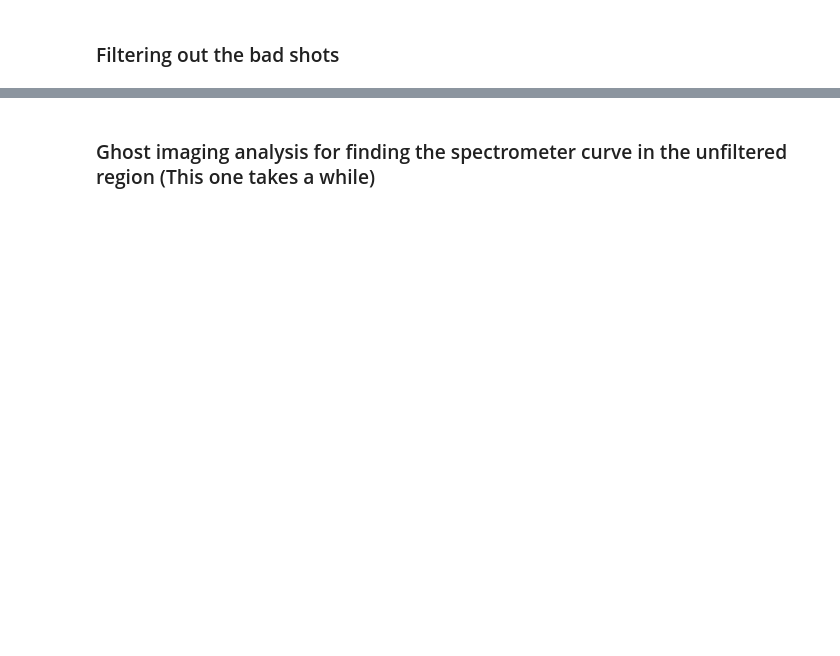
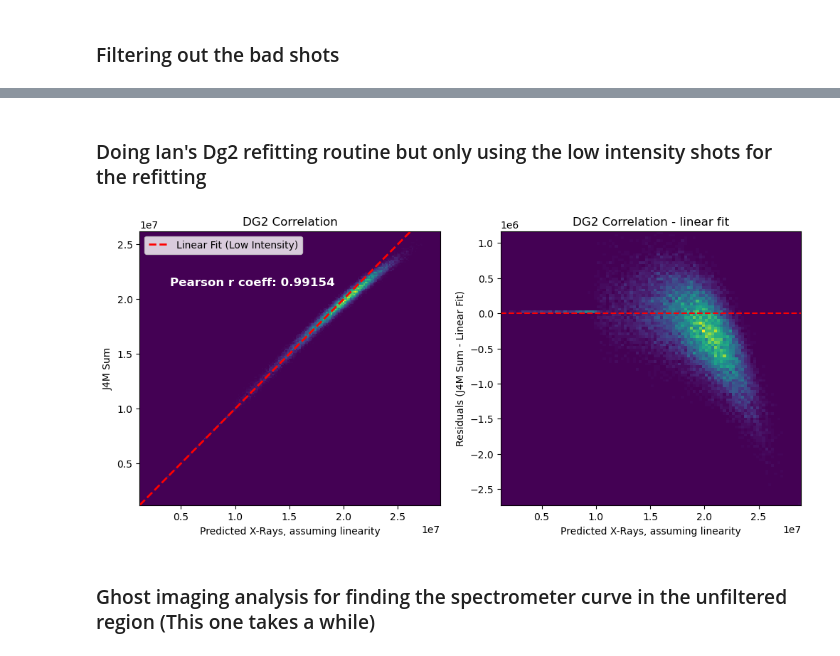
Before and after one commit to Weber-Group/L-10376, a Jupyter notebook: Nonlinear_Analysis.ipynb, the cells around one changed output, grey strips where cells are left out. Saved outputs shown, nothing was run; the diff lists cells and outputs as text; code cells hidden in the pictures; blank space fills up the shorter version.

```diff
--- a/Nonlinear_Analysis.ipynb
+++ b/Nonlinear_Analysis.ipynb
@@ -168,3 +180,63 @@ specGood = spec[goodSpecIdx]
+# %% [markdown]
+### Doing Ian's Dg2 refitting routine but only using the low intensity shots for the refitting
+# %%
+def fit_intensity_from_traces(traces, scattered_xrays, laserOn,fit_fraction=1):
+    traces_flattened = traces.reshape(traces.shape[0],-1)
+    fitIdx = (np.random.uniform(size=laserOn[dg2LowIdx].size)<fit_fraction)&(~laserOn[dg2LowIdx])
+    x, residuals, rank, s = np.linalg.lstsq(traces_flattened[dg2LowIdx][fitIdx],scattered_xrays[dg2LowIdx][fitIdx],rcond=None)
+
+    predicted_xrays = np.matmul(traces_flattened,x)
+
+    return predicted_xrays
+
+# scattered_xrays = np.sum(data['jungfrau4M/azav_azav'],axis=-1)
+# plt.figure()
+# for i in range(5):|
+#     plt.plot(traces[i,0,:]+1000*i)
+# plt.show()
+predicted_xrays = fit_intensity_from_traces(dg2traces[goodSpecIdx],scattered_xrays[goodSpecIdx],np.zeros_like(laserOn[goodSpecIdx]))
+
+fit_x = predicted_xrays[dg2LowIdx]
+fit_y = scattered_xrays[goodSpecIdx][dg2LowIdx]
+
+# Perform linear fit
+slope, intercept, r_value, p_value, std_err = scipy.stats.linregress(fit_x, fit_y)
+
+# Compute the predicted values based on the fit
+fitted_values = slope * predicted_xrays + intercept
+
+# Compute residuals
+residuals = scattered_xrays[goodSpecIdx] - fitted_values
+
+plt.figure(figsize=[12,5])
+plt.subplot(1,2,1)
+plt.hist2d(predicted_xrays,scattered_xrays[goodSpecIdx],bins=200);
+plt.title('DG2 Correlation')
+plt.xlabel('Predicted X-Rays, assuming linearity')
+plt.ylabel('J4M Sum')
+
+# Generate fit line
+x_fit = np.linspace(np.min(predicted_xrays), np.max(predicted_xrays), 100)
+y_fit = slope * x_fit + intercept
+
+# Overlay the fit line
+plt.plot(x_fit, y_fit, color='red', linewidth=2, label='Linear Fit (Low Intensity)',linestyle='--')
+plt.legend()
+
+rcoeff = scipy.stats.pearsonr(predicted_xrays,scattered_xrays[goodSpecIdx])
+plt.text(0.1,0.8,f'Pearson r coeff: {rcoeff.statistic:.5f}',
+         fontsize=12,fontweight='bold',transform=plt.gca().transAxes,ha='left',color='White')
+
+# Plot the residual histogram in the second subplot
+plt.subplot(1,2,2)
+plt.hist2d(predicted_xrays, residuals, bins=100, cmap='viridis')
+plt.axhline(0,linestyle='--',color='r')
+plt.title('DG2 Correlation - linear fit')
+plt.xlabel('Predicted X-Rays, assuming linearity')
+plt.ylabel('Residuals (J4M Sum - Linear Fit)')
+plt.show()
+# %% [output]
+[figure, added]
 # %% [markdown]
 ### Ghost imaging analysis for finding the spectrometer curve in the unfiltered region (This one takes a while)
 # %%
```
Also changed, not shown: parts of 21 cells of this notebook.
